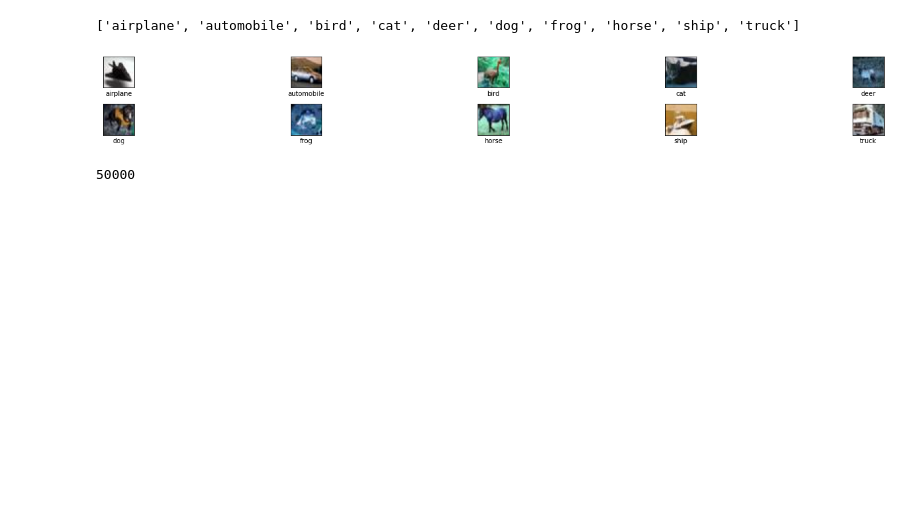
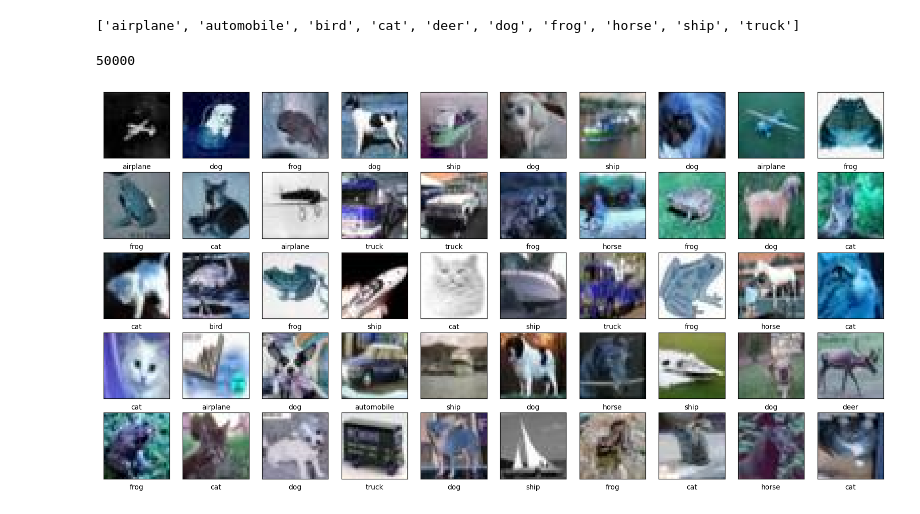
Before and after one commit to KhurshedAlamSifat/CVPR, a Jupyter notebook: Mid/KNN.ipynb, the cells around one changed output. Saved outputs shown, nothing was run; the diff lists cells and outputs as text; code cells hidden in the pictures; blank space fills up the shorter version.

```diff
--- a/Mid/KNN.ipynb
+++ b/Mid/KNN.ipynb
@@ -10,46 +8,37 @@ TestData = os.path.join('C:\CVPR\CIFAR-10-images-master', 'test')
+# %%
+TRAIN_DIR = os.path.join('C:\CVPR\CIFAR-10-images-master', 'train')
 # %%
-ImgSize = 64
-categories = []
+CATEGORIES = []
 
-for i in os.listdir(TrainData):
-    categories.append(i)
+for i in os.listdir(TRAIN_DIR):
+    CATEGORIES.append(i)
 
-print(categories)
+print(CATEGORIES)
 # %% [output]
 ['airplane', 'automobile', 'bird', 'cat', 'deer', 'dog', 'frog', 'horse', 'ship', 'truck']
 # %%
-plt.figure(figsize=(20,10))
-i=0
-for c in categories:
-    path = os.path.join(TrainData,c)
-    for img in os.listdir(path):
-        img_array = cv2.imread(os.path.join(path,img))
-        plt.subplot(10,5,i+1)
-        plt.imshow(img_array)
-        plt.xlabel(c)
-        plt.xticks([])
-        plt.yticks([])
-        i += 1
-        break
-
-plt.tight_layout()
-plt.show()
+TRAIN_DATA = []
+for c in CATEGORIES:
+    path = os.path.join(TRAIN_DIR,c)
+    class_num = CATEGORIES.index(c)
+    for img in tqdm(os.listdir(path)):
+        img_arr = cv2.imread(os.path.join(path,img))
+        TRAIN_DATA.append({'image': img_arr, 'class': class_num})
+print(len(TRAIN_DATA))
 # %% [output]
-[figure, removed]
+50000
 # %%
-trainingdata = []
+random.shuffle(TRAIN_DATA)
+plt.figure(figsize=(20,10))
 
-for c in categories:
-    path = os.path.join(TrainData, c)
-    class_num = categories.index(c)
-    for img in tqdm(os.listdir(path)):
-        try:
-            img_array = cv2.imread(os.path.join(path, img))
-            img_resized = cv2.resize(img_array, (ImgSize, ImgSize))
-            trainingdata.append([img_resized, class_num])
-        except:
-            pass
-
-print(len(trainingdata))
+for i in range(50):
+    plt.subplot(5,10,i+1)
+    plt.imshow(TRAIN_DATA[i]['image'])
+    plt.xlabel(CATEGORIES[TRAIN_DATA[i]['class']])
+    plt.xticks([])
+    plt.yticks([])
+    if i==50:
+        break
+plt.show()
 # %% [output]
-50000
+[figure, added]
```
Also changed, not shown: parts of 6 cells of this notebook, 2 other files.
